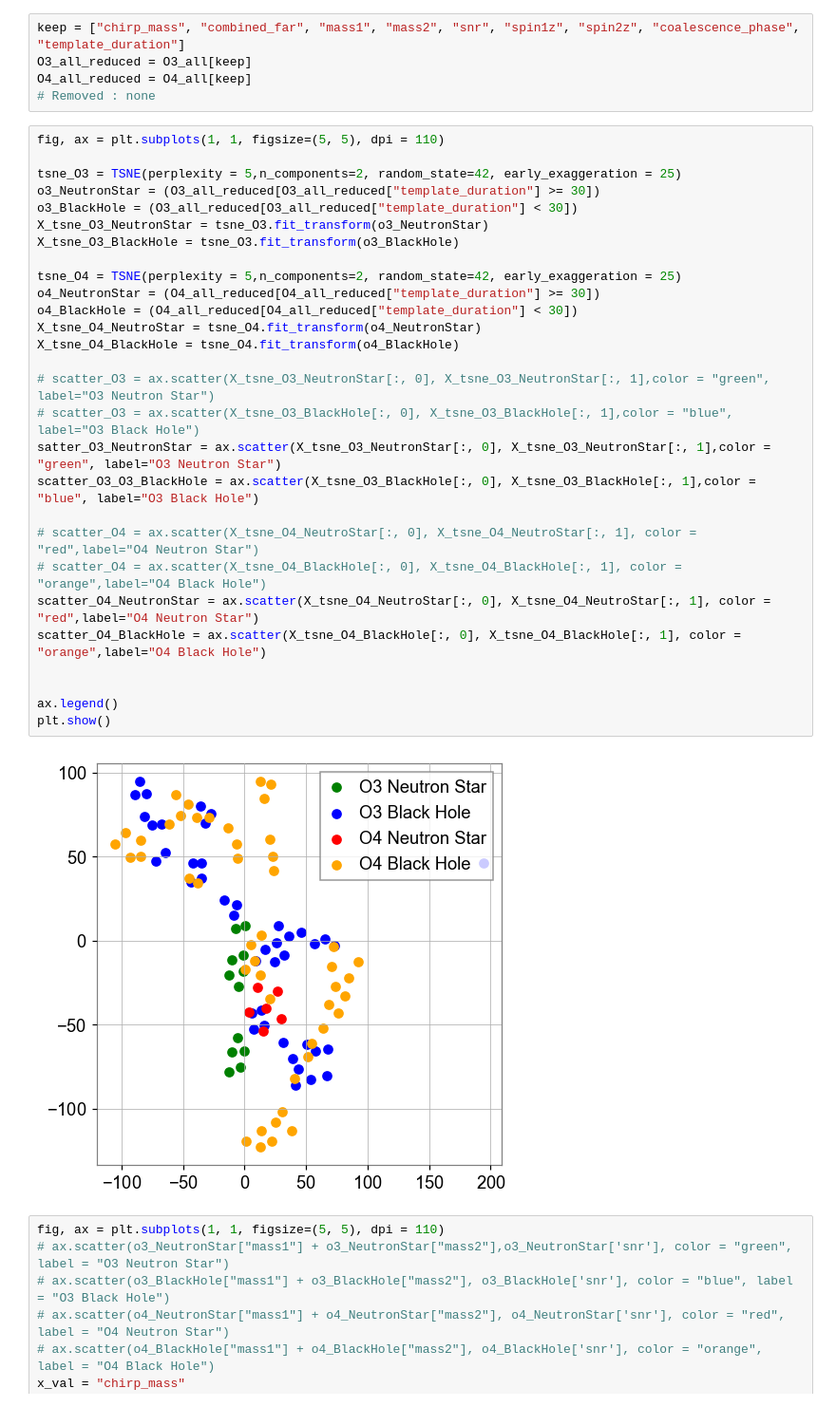
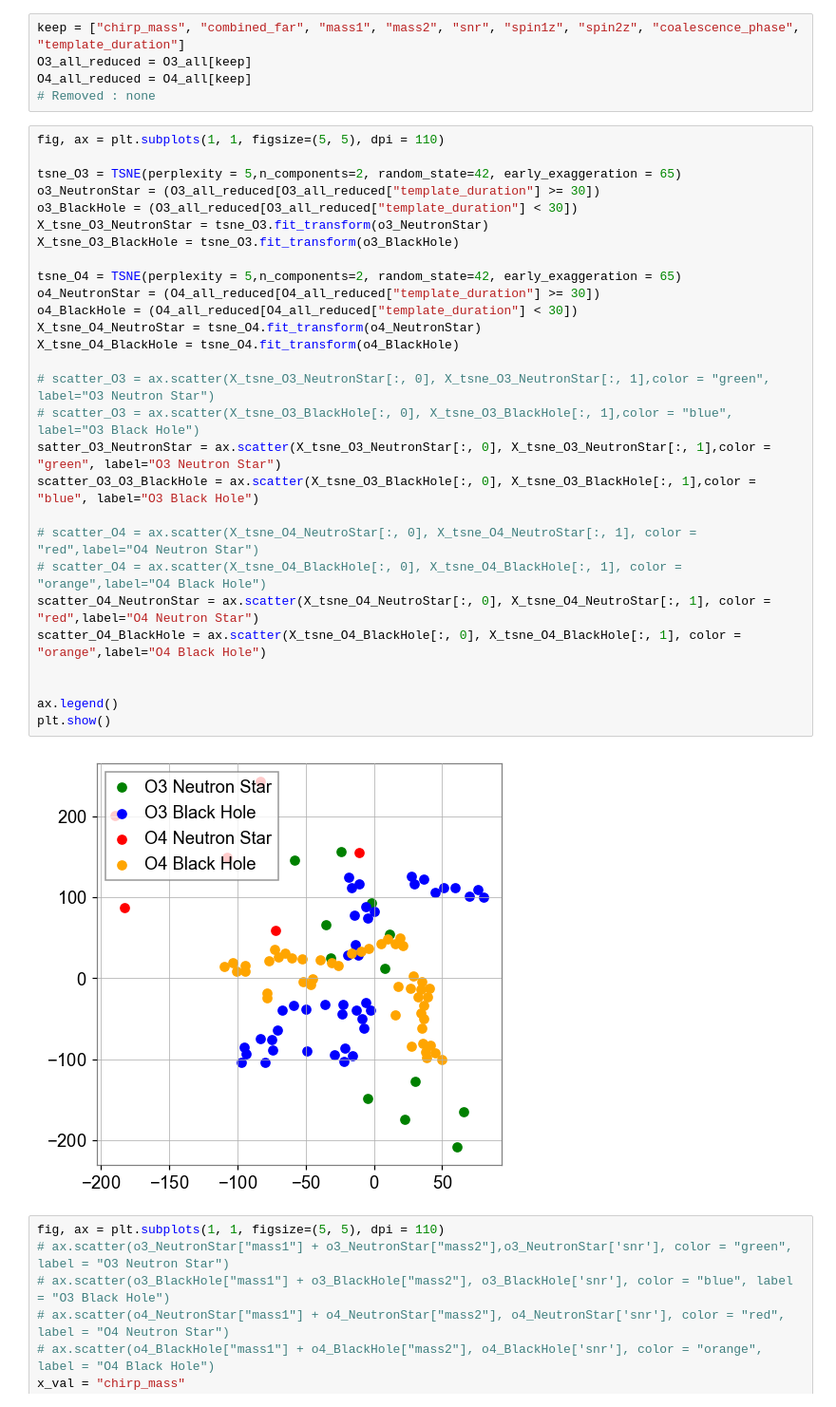
Before and after one commit to AndrewValentini/Gravitational-Waves-Research-23-24, a Jupyter notebook: Data Analysis/t-SNE_ALL_Operations.ipynb, the cells around one changed output. Shown at 95% size. Drawn from its saved outputs; the diff is of its cells as text.

```diff
--- a/Data Analysis/t-SNE_ALL_Operations.ipynb
+++ b/Data Analysis/t-SNE_ALL_Operations.ipynb
@@ -18,33 +18,33 @@ O4_all_reduced = O4_all[keep]
 # %%
 fig, ax = plt.subplots(1, 1, figsize=(5, 5), dpi = 110)
 
-tsne_O3 = TSNE(perplexity = 5,n_components=2, random_state=42, early_exaggeration = 25)
+tsne_O3 = TSNE(perplexity = 5,n_components=2, random_state=42, early_exaggeration = 65)
 o3_NeutronStar = (O3_all_reduced[O3_all_reduced["template_duration"] >= 30])
 o3_BlackHole = (O3_all_reduced[O3_all_reduced["template_duration"] < 30])
 X_tsne_O3_NeutronStar = tsne_O3.fit_transform(o3_NeutronStar)
 X_tsne_O3_BlackHole = tsne_O3.fit_transform(o3_BlackHole)
 
-tsne_O4 = TSNE(perplexity = 5,n_components=2, random_state=42, early_exaggeration = 25)
+tsne_O4 = TSNE(perplexity = 5,n_components=2, random_state=42, early_exaggeration = 65)
 o4_NeutronStar = (O4_all_reduced[O4_all_reduced["template_duration"] >= 30])
 o4_BlackHole = (O4_all_reduced[O4_all_reduced["template_duration"] < 30])
 X_tsne_O4_NeutroStar = tsne_O4.fit_transform(o4_NeutronStar)
 X_tsne_O4_BlackHole = tsne_O4.fit_transform(o4_BlackHole)
 
 # scatter_O3 = ax.scatter(X_tsne_O3_NeutronStar[:, 0], X_tsne_O3_NeutronStar[:, 1],color = "green", label="O3 Neutron Star")
 # scatter_O3 = ax.scatter(X_tsne_O3_BlackHole[:, 0], X_tsne_O3_BlackHole[:, 1],color = "blue", label="O3 Black Hole")
 satter_O3_NeutronStar = ax.scatter(X_tsne_O3_NeutronStar[:, 0], X_tsne_O3_NeutronStar[:, 1],color = "green", label="O3 Neutron Star")
 scatter_O3_O3_BlackHole = ax.scatter(X_tsne_O3_BlackHole[:, 0], X_tsne_O3_BlackHole[:, 1],color = "blue", label="O3 Black Hole")
 
 # scatter_O4 = ax.scatter(X_tsne_O4_NeutroStar[:, 0], X_tsne_O4_NeutroStar[:, 1], color = "red",label="O4 Neutron Star")
 # scatter_O4 = ax.scatter(X_tsne_O4_BlackHole[:, 0], X_tsne_O4_BlackHole[:, 1], color = "orange",label="O4 Black Hole")
 scatter_O4_NeutronStar = ax.scatter(X_tsne_O4_NeutroStar[:, 0], X_tsne_O4_NeutroStar[:, 1], color = "red",label="O4 Neutron Star")
 scatter_O4_BlackHole = ax.scatter(X_tsne_O4_BlackHole[:, 0], X_tsne_O4_BlackHole[:, 1], color = "orange",label="O4 Black Hole")
 
 
 ax.legend()
 plt.show()
 # %% [output]
-[figure, old version]
+[figure, new version]
 # %%
 fig, ax = plt.subplots(1, 1, figsize=(5, 5), dpi = 110)
 # ax.scatter(o3_NeutronStar["mass1"] + o3_NeutronStar["mass2"],o3_NeutronStar['snr'], color = "green", label = "O3 Neutron Star")
```
